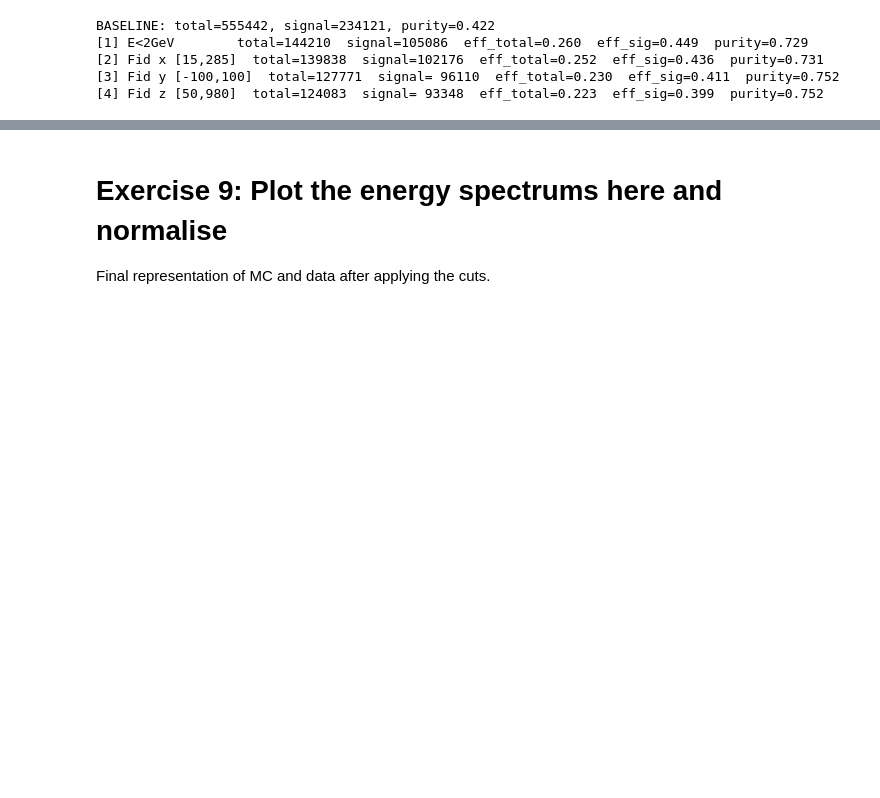
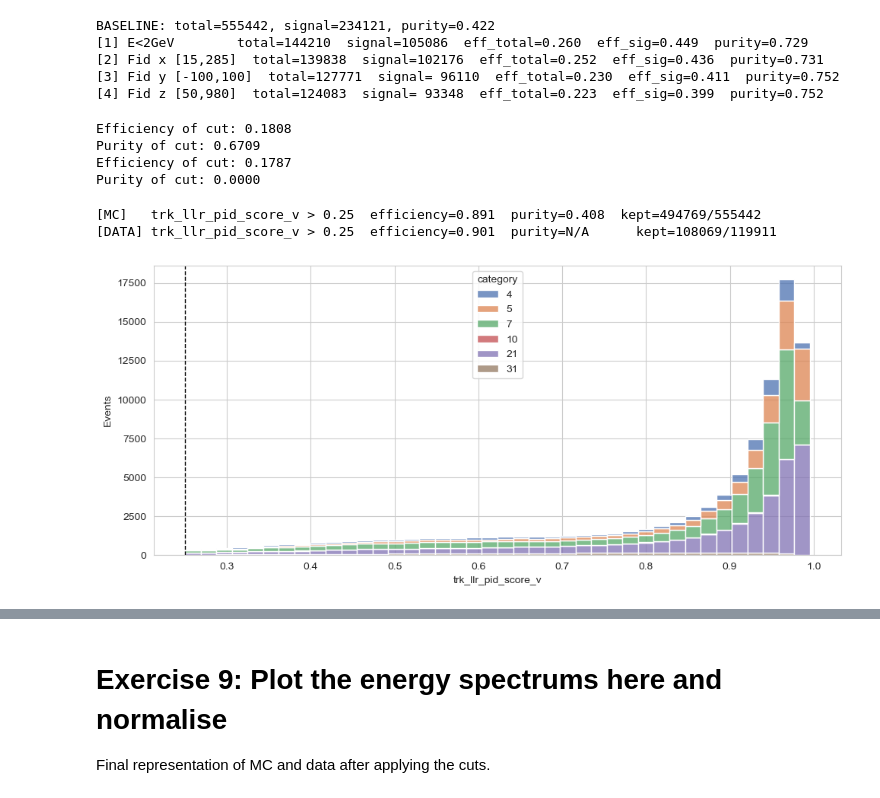
Before and after one commit to JungleMan796/MicroBooNE, a Jupyter notebook: MainAnalysis_template.ipynb, the cells around one changed output, grey strips where cells are left out. Drawn from its saved outputs; the diff is of its cells as text; code cells hidden in the pictures; blank space fills up the shorter version.

```diff
--- a/MainAnalysis_template.ipynb
+++ b/MainAnalysis_template.ipynb
@@ -642,0 +610,46 @@ BASELINE: total=555442, signal=234121, purity=0.422
+# %%
+# Making the cut in the trk_energy_tot.
+MC_EXT_cut_trk_energy_tot = Selections_trk_energy_tot(MC_EXT)
+data_frame_cut_trk_energy_tot = Selections_trk_energy_tot(data_frame)
+# %% [output]
+Efficiency of cut: 0.1808
+Purity of cut: 0.6709
+Efficiency of cut: 0.1787
+Purity of cut: 0.0000
+# %%
+def one_sided_cut_metrics(df, var, thr, side='>'):
+    mask = (df[var] > thr) if side == '>' else (df[var] < thr)
+    n_before = len(df)
+    n_after  = int(mask.sum())
+    eff = n_after / n_before if n_before else 0.0
+    if 'category' in df.columns and n_after > 0:  # MC
+        purity = (df.loc[mask, 'category'] == 21).mean()
+    else:
+        purity = float('nan')  # data 没有真标签
+    return df[mask].copy(), eff, purity
+
+thr = 0.25
+MC_cut_pid, eff_mc, pur_mc = one_sided_cut_metrics(MC_EXT, 'trk_llr_pid_score_v', thr, side='>')
+DATA_cut_pid, eff_dt, _    = one_sided_cut_metrics(data_frame, 'trk_llr_pid_score_v', thr, side='>')
+
+print(f"[MC]   trk_llr_pid_score_v > {thr:.2f}  efficiency={eff_mc:.3f}  purity={pur_mc:.3f}  "
+      f"kept={len(MC_cut_pid)}/{len(MC_EXT)}")
+print(f"[DATA] trk_llr_pid_score_v > {thr:.2f}  efficiency={eff_dt:.3f}  purity=N/A      "
+      f"kept={len(DATA_cut_pid)}/{len(data_frame)}")
+import seaborn as sns
+import matplotlib.pyplot as plt
+
+plt.figure(figsize=(10, 4.5))
+ax = sns.histplot(
+    data=MC_cut_pid, x='trk_llr_pid_score_v',
+    multiple='stack', hue='category', palette='deep',
+    bins=40, legend=True,
+    weights=MC_cut_pid['weight'] if 'weight' in MC_cut_pid.columns else None
+)
+ax.set_xlabel('trk_llr_pid_score_v'); ax.set_ylabel('Events')
+ax.axvline(thr, linestyle='--', color='k', linewidth=1)  # 阈值虚线
+plt.tight_layout(); plt.show()
+# %% [output]
+[MC]   trk_llr_pid_score_v > 0.25  efficiency=0.891  purity=0.408  kept=494769/555442
+[DATA] trk_llr_pid_score_v > 0.25  efficiency=0.901  purity=N/A      kept=108069/119911
+[figure, added]
```
Also changed, not shown: parts of 29 cells of this notebook.
